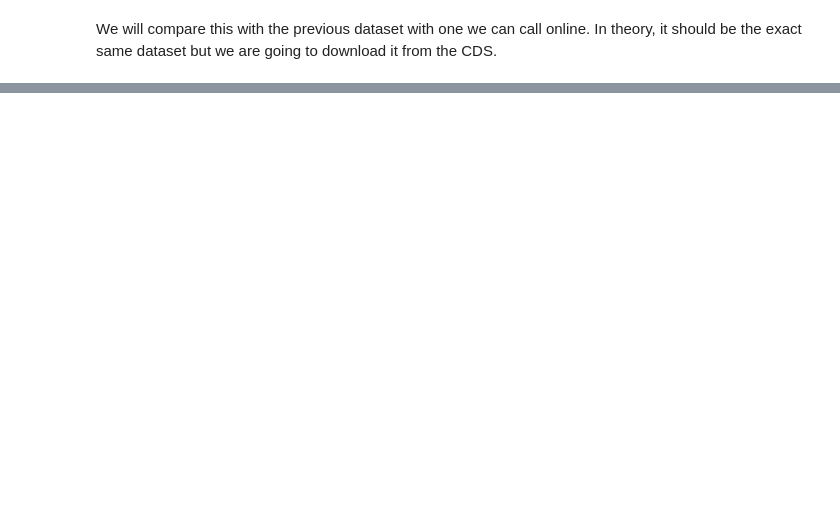
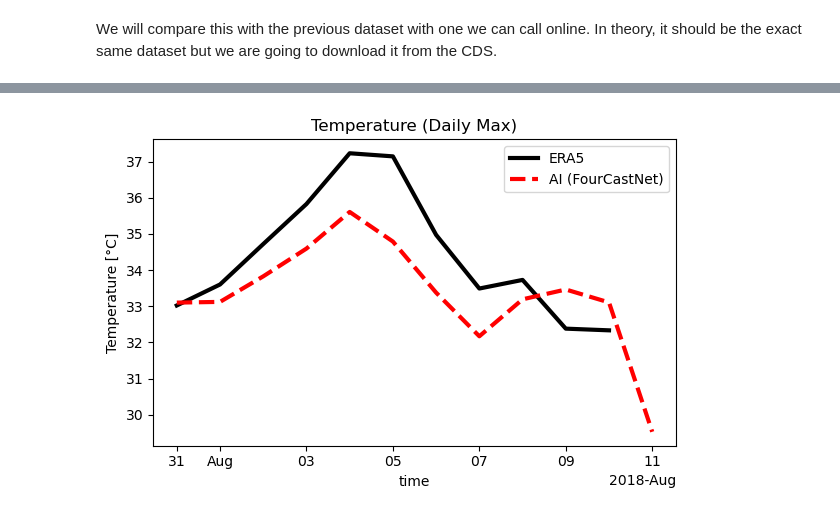
Before and after one commit to jejjohnson/jbayesevt, a Jupyter notebook: notebooks/ai_forecast/1.2-demo-earthmip-custom-xarray.ipynb, the cells around one changed output, grey strips where cells are left out. Cells and saved outputs as stored; diff of their text form; code cells hidden in the pictures; blank space fills up the shorter version.

```diff
--- a/notebooks/ai_forecast/1.2-demo-earthmip-custom-xarray.ipynb
+++ b/notebooks/ai_forecast/1.2-demo-earthmip-custom-xarray.ipynb
@@ -384,0 +279,22 @@ array(0., dtype=float32)
+# %%
+ds_t2m_ts = ds_t2m.max(dim=["latitude", "longitude"])
+ds_true_ts = ds_true.max(dim=["latitude", "longitude"])
+
+# plot
+fig, ax = plt.subplots(figsize=(6,4))
+
+ds_true_ts.plot(ax=ax, label="ERA5", linestyle="-", linewidth=3, color="black")
+ds_t2m_ts.plot(ax=ax, label="AI (FourCastNet)", linestyle="--", linewidth=3, color="red")
+
+ax.set(
+    # ylim=[17, 35],
+    ylabel="Temperature [°C]",
+    title="Temperature (Daily Max)",
+)
+
+
+plt.tight_layout()
+plt.legend()
+plt.show()
+# %% [output]
+[figure, added]
```
Also changed, not shown: parts of 36 cells of this notebook.
